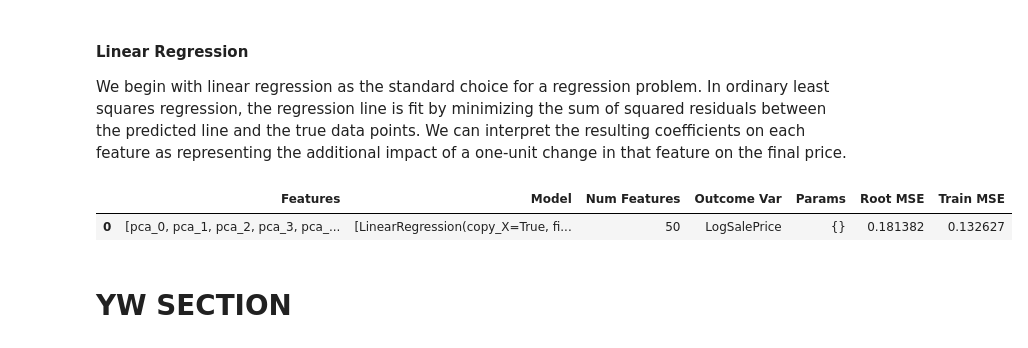
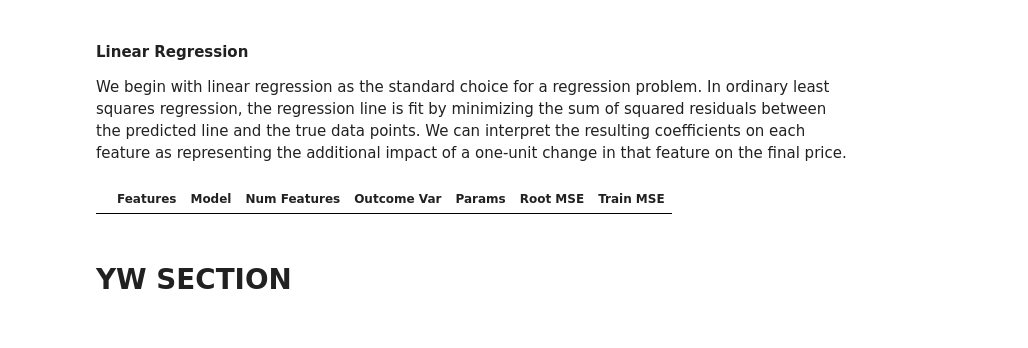
Before and after one commit to emrapport/w207_final_proj, a Jupyter notebook: Working Final Notebook_ML.ipynb, the cells around one changed output. Saved outputs shown, nothing was run; the diff lists cells and outputs as text; code cells hidden in the pictures.

```diff
--- a/Working Final Notebook_ML.ipynb
+++ b/Working Final Notebook_ML.ipynb
@@ -41,11 +41,6 @@ from sklearn.externals.six import StringIO
 
 from dateutil import parser
 import datetime
-# %%
-# Basic EDA
-# The training data needs to be saved in the same location.
-original_data = pd.read_csv('train.csv')
-data = original_data.copy()
 # %% [markdown]
 --------
 
@@ -58,7 +53,7 @@ Note that we do not split out the dev data using the most recent years, which wo
 # still to do : choose one version of pandas to use so that our code all agrees
 # and I don't have to read in a new dataset here
 data['LogSalePrice'] = np.log(data['SalePrice'])
-NUM_CROSS_VALS = 10
+NUM_CROSS_VALS = 3
 # %%
 # get the list of different cross val splits
 cross_val_list = []
@@ -112,22 +103,23 @@ With this as a baseline, we began exploring how different types of models perfor
 
 We begin with linear regression as the standard choice for a regression problem. In ordinary least squares regression, the regression line is fit by minimizing the sum of squared residuals between the predicted line and the true data points. We can interpret the resulting coefficients on each feature as representing the additional impact of a one-unit change in that feature on the final price.
 # %%
+pca_names = ['pca_' + str(i) for i in range(50)]
+
 models_to_param_list = {LinearRegression: [{}]}
 outcome_vars = ['LogSalePrice']
 # for all models, we'll try with both the full feature set and the "top 10" feature set
 # feature_sets = [[col for col in data.columns if col not in ['YrMoSold', 'LogSalePrice', 'SalePrice']],
 #                [col for col in data.columns if col in simple_data.columns and col != 'SalePrice']]
 
 feature_sets = [pca_names]
 lrdf = sf.try_different_models(cross_val_list,
                                models_to_param_list,
                                outcome_vars,
                                feature_sets)
 
 lrdf.sort_values('Root MSE', ascending=True)
 # %% [output]
 |  | Features | Model | Num Features | Outcome Var | Params | Root MSE | Train MSE |
-| 0 | [pca_0, pca_1, pca_2, pca_3, pca_... | [LinearRegression(copy_X=True, fi... | 50 | LogSalePrice | {} | 0.181382 | 0.132627 |
 # %% [markdown]
 # YW SECTION
 # %% [markdown]
```
Also changed, not shown: parts of 6 cells of this notebook.
